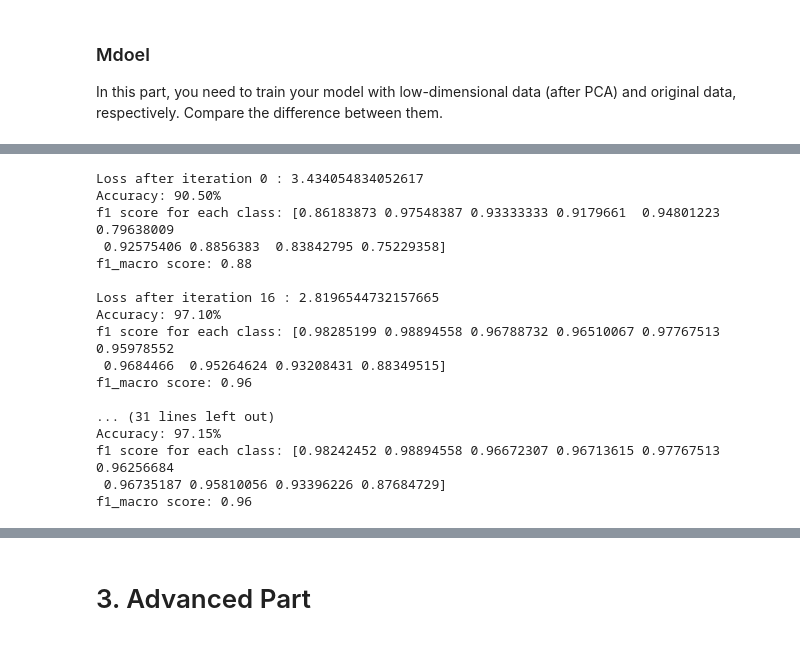
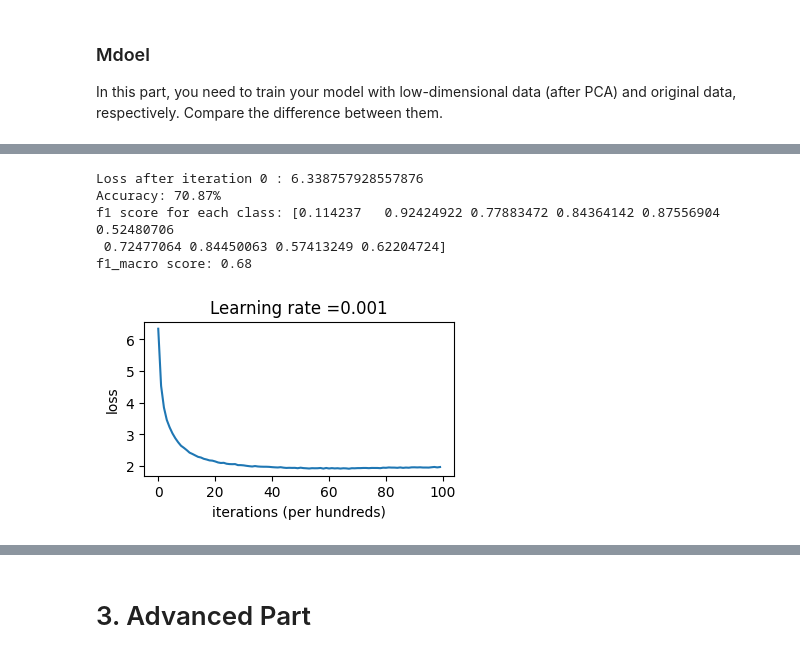
Before and after one commit to nevikw39/ML, a Jupyter notebook: HW4/HW4.ipynb, the cells around one changed output, grey strips where cells are left out. Drawn from its saved outputs; the diff is of its cells as text; code cells hidden in the pictures.

```diff
--- a/HW4/HW4.ipynb
+++ b/HW4/HW4.ipynb
@@ -259,47 +231,19 @@ f1_macro score: 0.10
 # %%
 config = Config([n_components, 128, 10], 'focal_loss')
 
 # GRADED CODE: TRAINING MODEL WITH PCA DATA (MODEL SETTING AND TRAINING)
 ### START CODE HERE ###
 model = Model(config)
 
-learning_rate = 0.05
-num_iterations = 128
-losses = []
-print_freq = 16
-
-for i in range(num_iterations):
-    mini_batches = random_mini_batches(x_train_pca, y_train)
-    for batch in mini_batches:
-        x_batch, y_batch = batch
-        AL = model.forward(x_batch)
-        dA_prev = model.backward(AL, y_batch)
-        model.update(learning_rate)
-    loss = compute_focal_loss(model.forward(x_val_pca), y_val, config.alpha, config.gamma)
-    losses.append(loss)
-    if not i % print_freq:
-        print("Loss after iteration", i, ':', loss)
-        predict(x_val_pca, y_val, model)
-        print()
+trainer(model, config, x_train_pca, y_train, x_val_pca, y_val)
 ### END CODE HERE ###
 # %% [output]
-Loss after iteration 0 : 3.434054834052617
-Accuracy: 90.50%
-f1 score for each class: [0.86183873 0.97548387 0.93333333 0.9179661  0.94801223 0.79638009
- 0.92575406 0.8856383  0.83842795 0.75229358]
-f1_macro score: 0.88
-
-Loss after iteration 16 : 2.8196544732157665
-Accuracy: 97.10%
-f1 score for each class: [0.98285199 0.98894558 0.96788732 0.96510067 0.97767513 0.95978552
- 0.9684466  0.95264624 0.93208431 0.88349515]
-f1_macro score: 0.96
-
-... (31 lines left out)
-Accuracy: 97.15%
-f1 score for each class: [0.98242452 0.98894558 0.96672307 0.96713615 0.97767513 0.96256684
- 0.96735187 0.95810056 0.93396226 0.87684729]
-f1_macro score: 0.96
+Loss after iteration 0 : 6.338757928557876
+Accuracy: 70.87%
+f1 score for each class: [0.114237   0.92424922 0.77883472 0.84364142 0.87556904 0.52480706
+ 0.72477064 0.84450063 0.57413249 0.62204724]
+f1_macro score: 0.68
+[figure, added]
 # %%
 pred_train = predict(x_train_pca, y_train, model)
 # %% [output]
```
Also changed, not shown: parts of 10 cells of this notebook, 1 other file.
